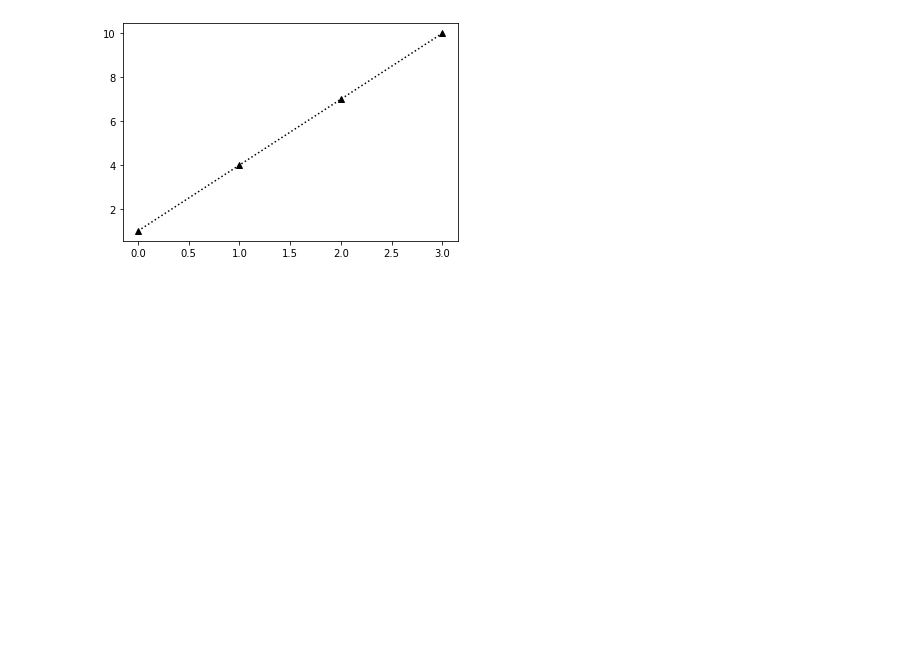
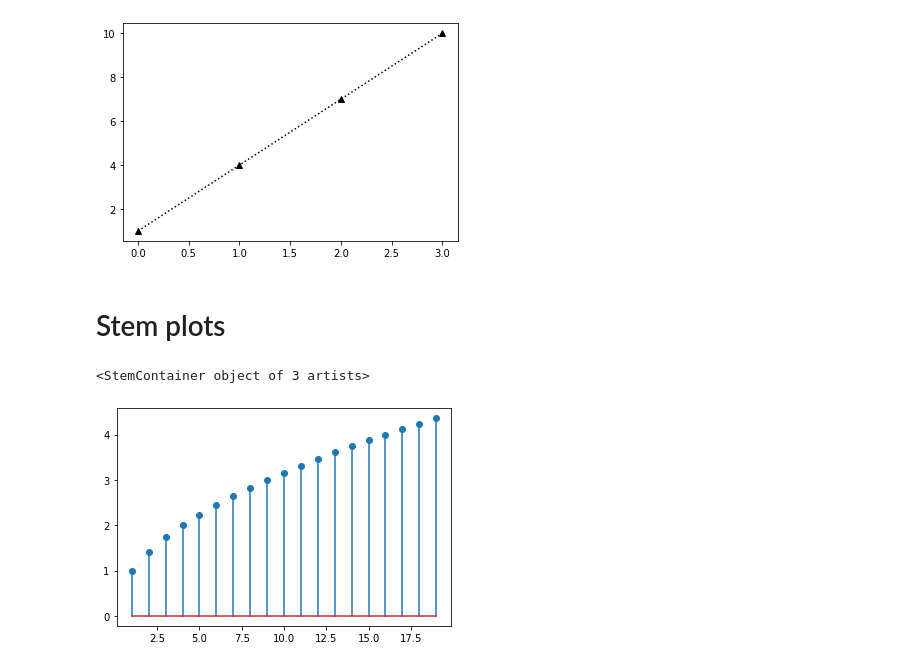
Before and after one commit to robruenes/killaudio, a Jupyter notebook: killaudio_intro.ipynb, the cells around one changed output. Saved outputs shown, nothing was run; the diff lists cells and outputs as text; code cells hidden in the pictures; blank space fills up the shorter version.

Commit message:
Adding a stem plot.

```diff
--- a/killaudio_intro.ipynb
+++ b/killaudio_intro.ipynb
@@ -85,3 +85,17 @@ plt.plot(x2, y2, '^k:')
 # %% [output]
 [<matplotlib.lines.Line2D at 0x...>]
 [figure]
+# %% [markdown]
+# Stem plots
+# %%
+import math
+
+# In python3, ranges are iterators, so they need
+# to be passed to list() to have a list.
+stem_x = list(range(1, 20))
+stem_y = [math.sqrt(x) for x in stem_x]
+
+plt.stem(stem_x, stem_y)
+# %% [output]
+<StemContainer object of 3 artists>
+[figure, added]
```
